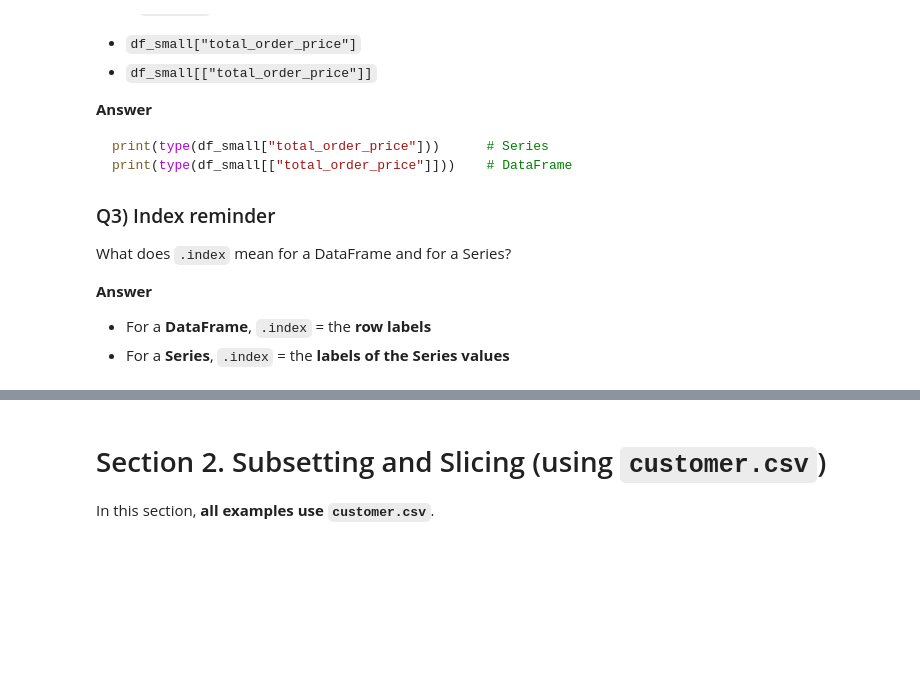
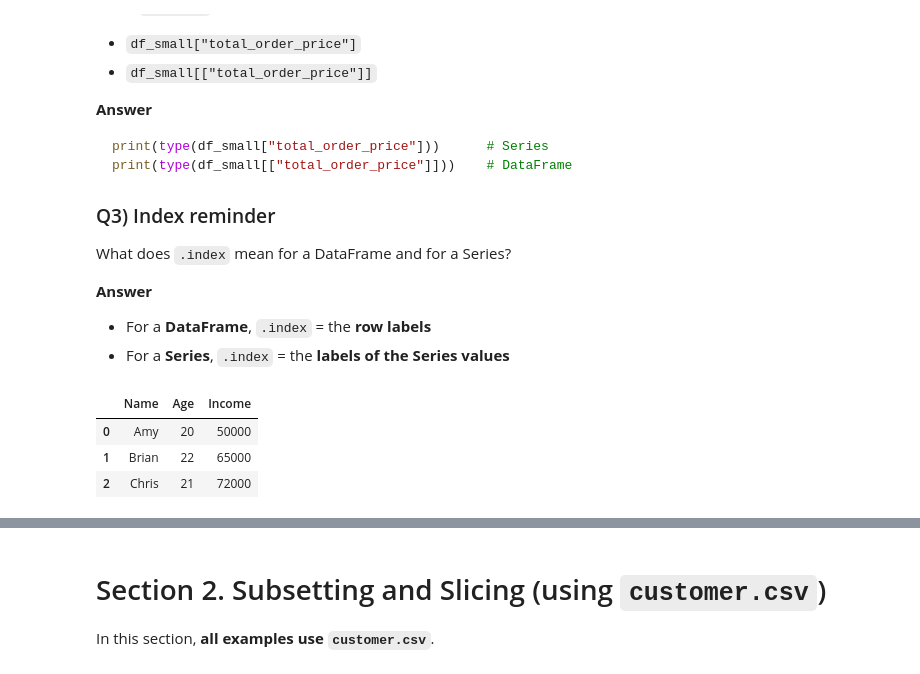
Before and after one commit to clearmindlearn/2510-Spring-2026, a Jupyter notebook: Python-Code/Pandas-Data-Management/Pandas-Section1-2.ipynb, the cells around one changed output, grey strips where cells are left out. Cells and saved outputs as stored; diff of their text form; code cells hidden in the pictures; blank space fills up the shorter version.

```diff
--- a/Python-Code/Pandas-Data-Management/Pandas-Section1-2.ipynb
+++ b/Python-Code/Pandas-Data-Management/Pandas-Section1-2.ipynb
@@ -250,3 +270,18 @@ What does `.index` mean for a DataFrame and for a Series?
 **Answer**
 - For a **DataFrame**, `.index` = the **row labels**
 - For a **Series**, `.index` = the **labels of the Series values**
+# %%
+#Answer for the question 1
+
+df_q1 = pd.DataFrame({
+    "Name": ["Amy", "Brian", "Chris"],
+    "Age": [20, 22, 21],
+    "Income": [50000, 65000, 72000]
+}
+)
+df_q1
+# %% [output]
+|  | Name | Age | Income |
+| 0 | Amy | 20 | 50000 |
+| 1 | Brian | 22 | 65000 |
+| 2 | Chris | 21 | 72000 |
```
Also changed, not shown: parts of 8 cells of this notebook, 1 other file.
